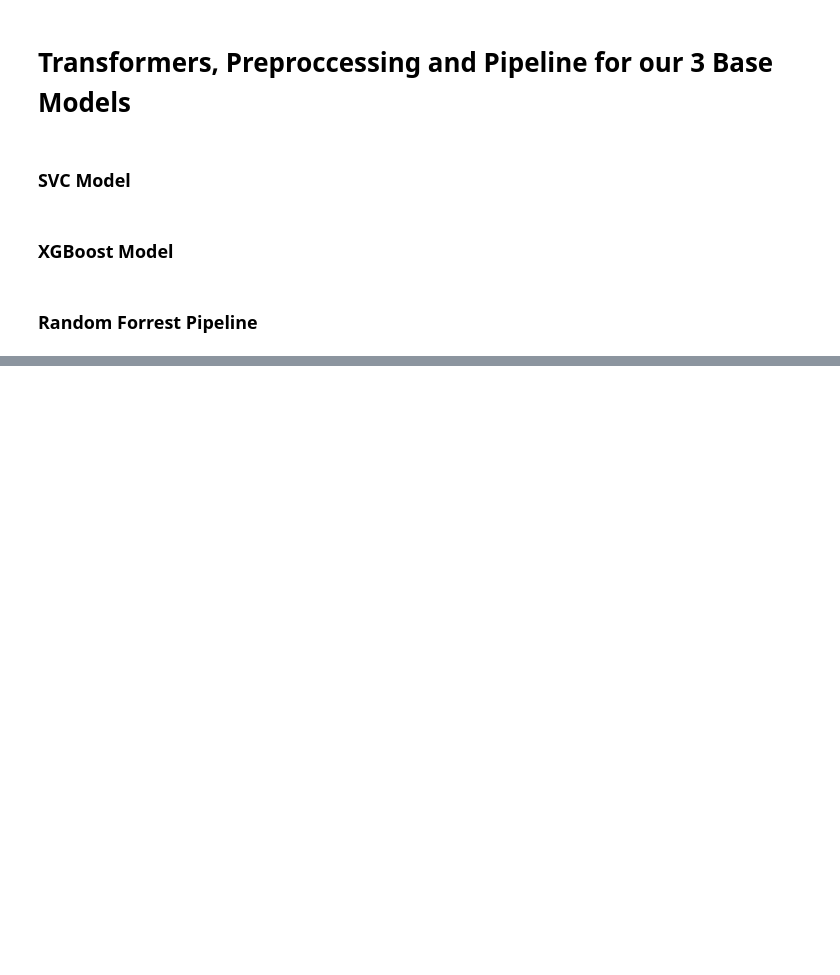
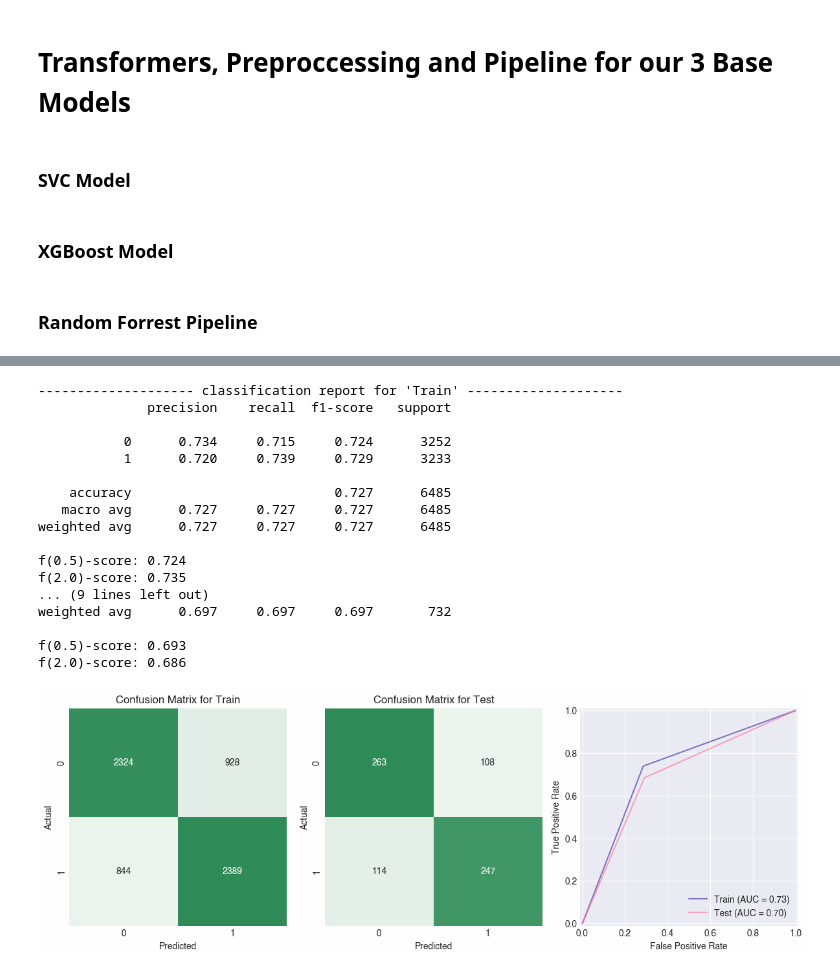
Before and after one commit to eockfen/EyeTism, a Jupyter notebook: notebooks/pipelines.ipynb, the cells around one changed output, grey strips where cells are left out. Saved outputs shown, nothing was run; the diff lists cells and outputs as text; code cells hidden in the pictures; blank space fills up the shorter version.

```diff
--- a/notebooks/pipelines.ipynb
+++ b/notebooks/pipelines.ipynb
@@ -333,0 +381,3 @@ grid_search_pipeline = GridSearchCV(
+# %%
+# xgb Pipeline Test
+xgb_pipeline.fit(X_train, y_train)
@@ -333,0 +402,35 @@ grid_search_pipeline = GridSearchCV(
+# %%
+# Predict on the test set
+y_pred_train = xgb_pipeline.predict(X_train)
+y_proba_train = xgb_pipeline.predict_proba(X_train)
+y_pred_test = xgb_pipeline.predict(X_test)
+y_pred_proba_test = xgb_pipeline.predict_proba(X_test)
+# %%
+# evaluate model
+em.report(
+    y_train=y_train,
+    y_train_pred=y_pred_train,
+    y_train_proba=y_proba_train,
+    y_test=y_test,
+    y_test_pred=y_pred_test,
+    y_test_proba=y_pred_proba_test,
+)
+# %% [output]
+-------------------- classification report for 'Train' --------------------
+              precision    recall  f1-score   support
+
+           0      0.734     0.715     0.724      3252
+           1      0.720     0.739     0.729      3233
+
+    accuracy                          0.727      6485
+   macro avg      0.727     0.727     0.727      6485
+weighted avg      0.727     0.727     0.727      6485
+
+f(0.5)-score: 0.724
+f(2.0)-score: 0.735
+... (9 lines left out)
+weighted avg      0.697     0.697     0.697       732
+
+f(0.5)-score: 0.693
+f(2.0)-score: 0.686
+[figure, added]
```
Also changed, not shown: parts of 52 cells of this notebook, 1 other file.
